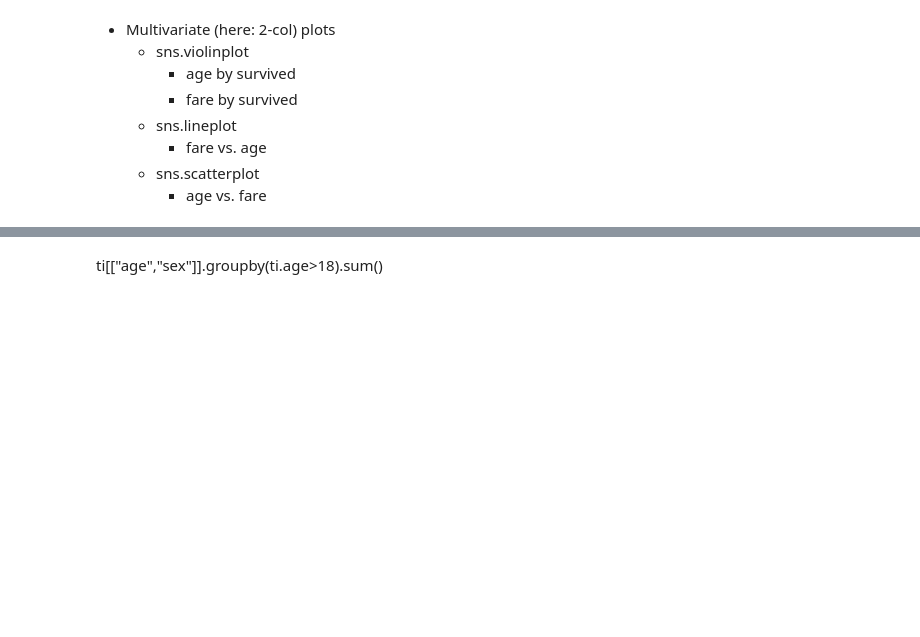
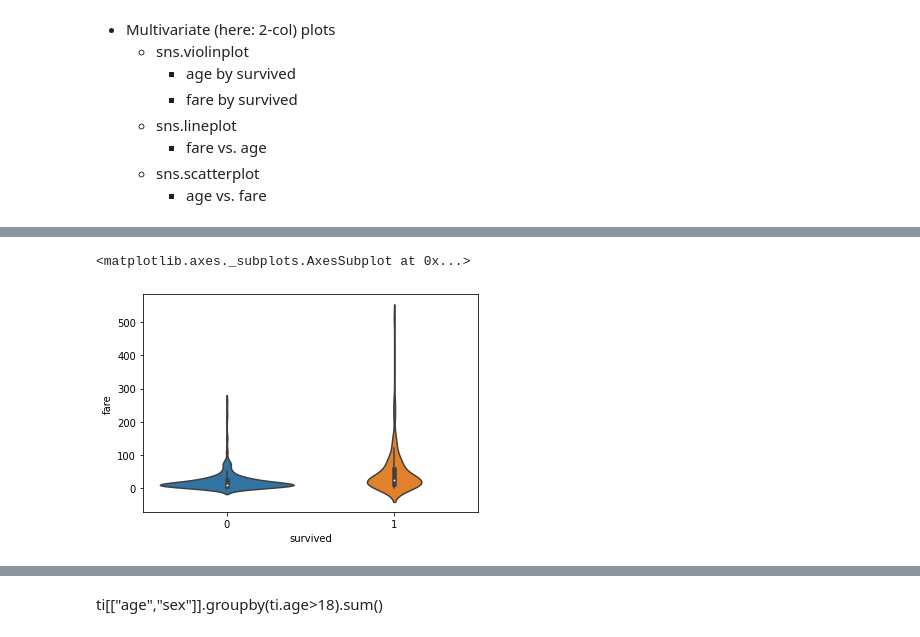
Before and after one commit to Aust0/Data-Analytics-with-Python, a Jupyter notebook: 02_EDA_Visuals.ipynb, the cells around one changed output, grey strips where cells are left out. Cells and saved outputs as stored; diff of their text form; code cells hidden in the pictures; blank space fills up the shorter version.

```diff
--- a/02_EDA_Visuals.ipynb
+++ b/02_EDA_Visuals.ipynb
@@ -219,0 +235,5 @@ sns.distplot(ti.survived, kde=False)
+# %%
+sns.violinplot(ti.survived, ti.fare)
+# %% [output]
+<matplotlib.axes._subplots.AxesSubplot at 0x...>
+[figure, added]
```
Also changed, not shown: parts of 5 cells of this notebook.
